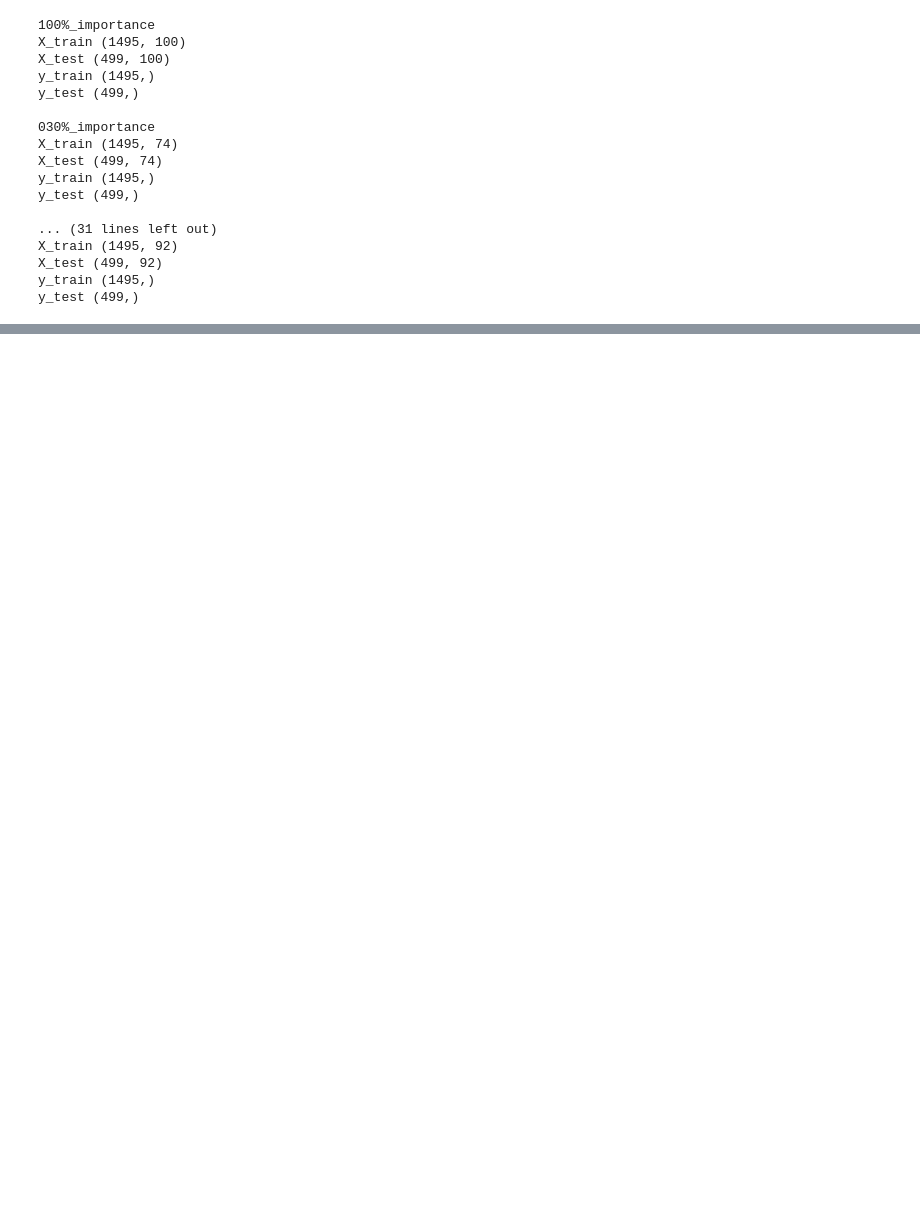
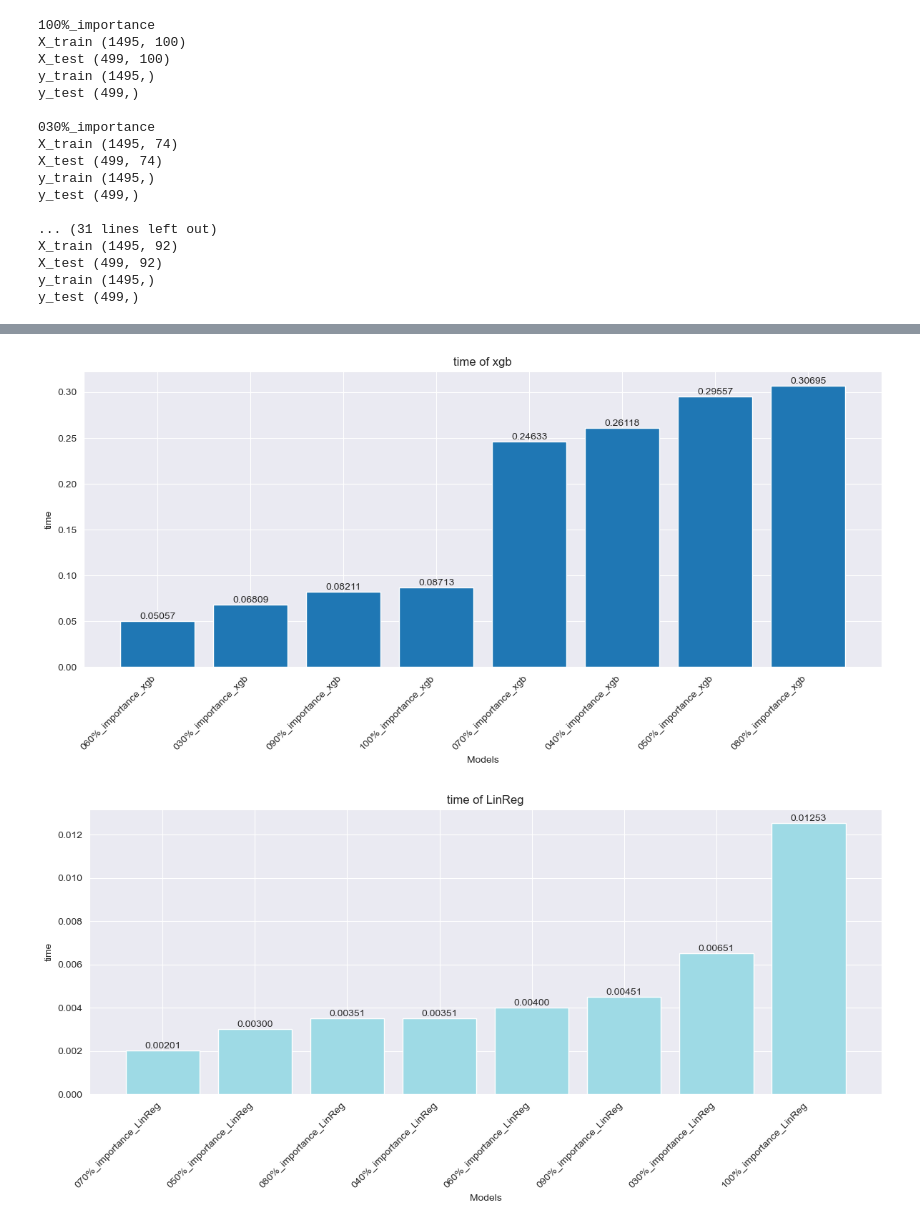
Before and after one commit to s27369/FinalProject_PRO1D_s27369, a Jupyter notebook: FinalProject_PRO1D_s27369/code/N2.ipynb, the cells around one changed output, grey strips where cells are left out. Cells and saved outputs as stored; diff of their text form; code cells hidden in the pictures; blank space fills up the shorter version.

```diff
--- a/FinalProject_PRO1D_s27369/code/N2.ipynb
+++ b/FinalProject_PRO1D_s27369/code/N2.ipynb
@@ -346,0 +401,5 @@ plot_results(df_results, metric_name="r2", asc=False, bottom=min(df_results["r2"
+# %%
+summarize_metric('time', True)
+# %% [output]
+[figure, added]
+[figure, added]
```
Also changed, not shown: parts of 23 cells of this notebook.
